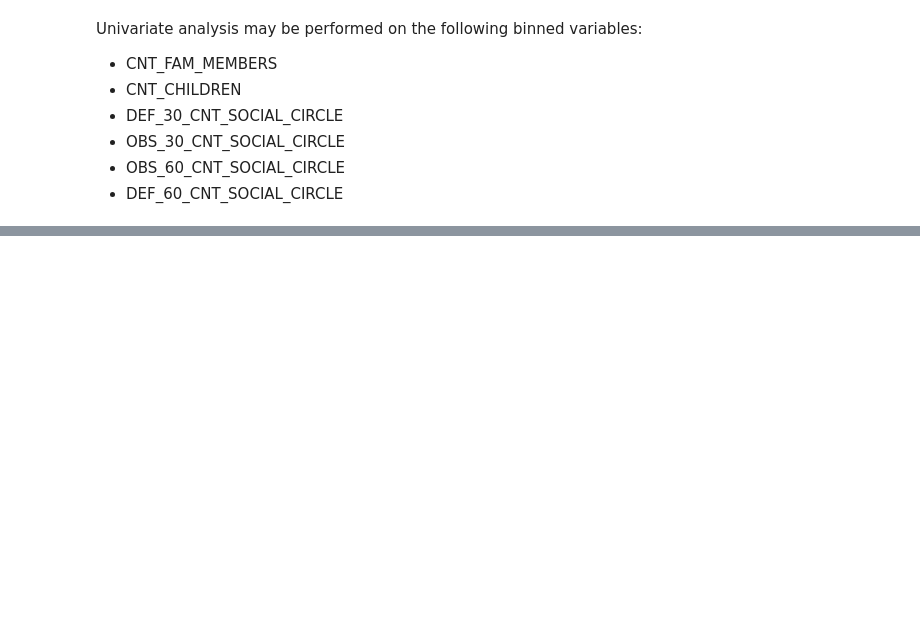
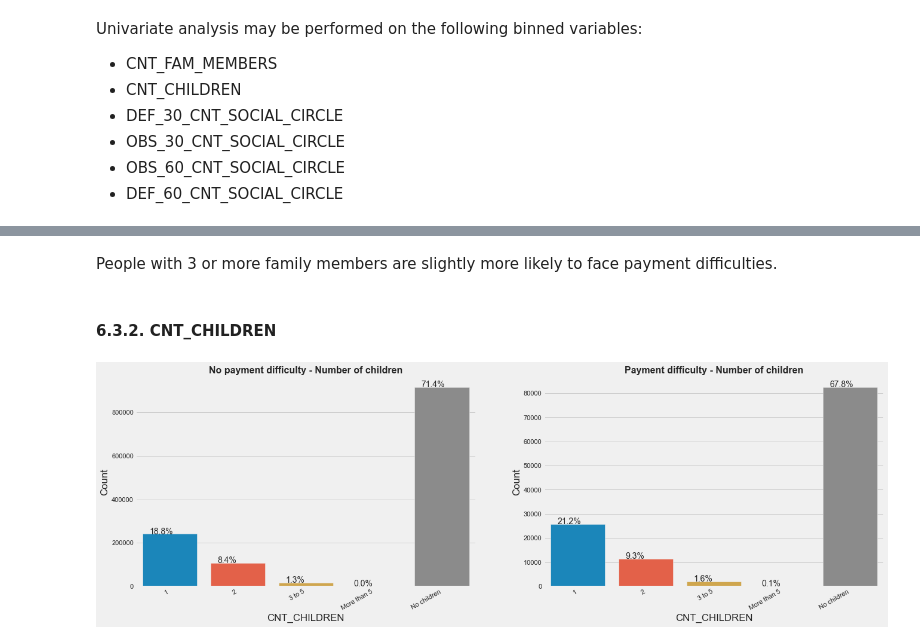
Before and after one commit to kavurisrikanth/risk-analysis-eda, a Jupyter notebook: eda_credit.ipynb, the cells around one changed output, grey strips where cells are left out. Cells and saved outputs as stored; diff of their text form; code cells hidden in the pictures; blank space fills up the shorter version.

```diff
--- a/eda_credit.ipynb
+++ b/eda_credit.ipynb
@@ -1345,0 +1361,8 @@ plot_countplot('CNT_FAM_MEMBERS', 'Number of family members')
+# %% [markdown]
+People with 3 or more family members are slightly more likely to face payment difficulties.
+# %% [markdown]
+#### 6.3.2. CNT_CHILDREN
+# %%
+plot_countplot('CNT_CHILDREN', 'Number of children')
+# %% [output]
+[figure, added]
```
Also changed, not shown: parts of 26 cells of this notebook.
